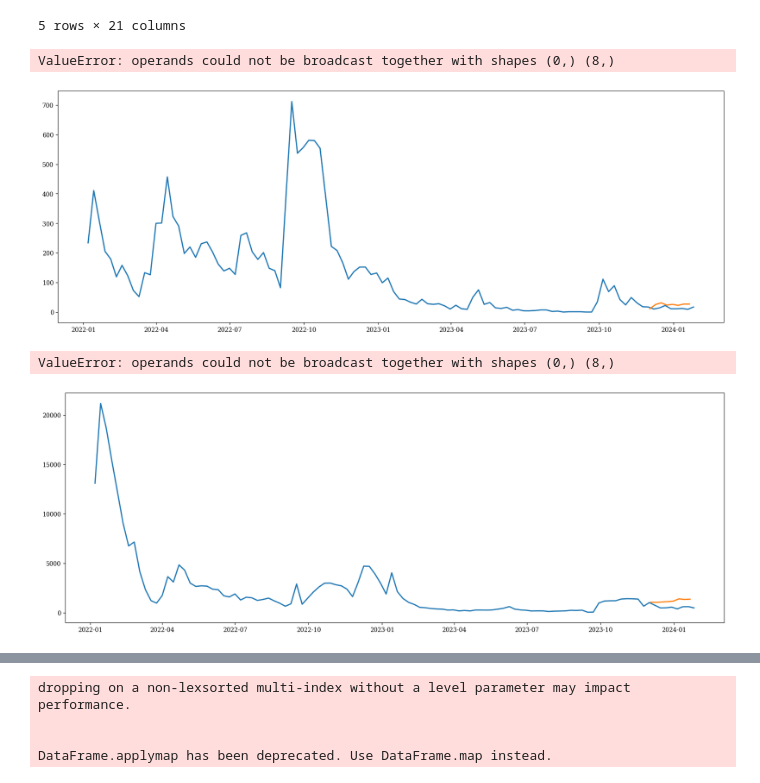
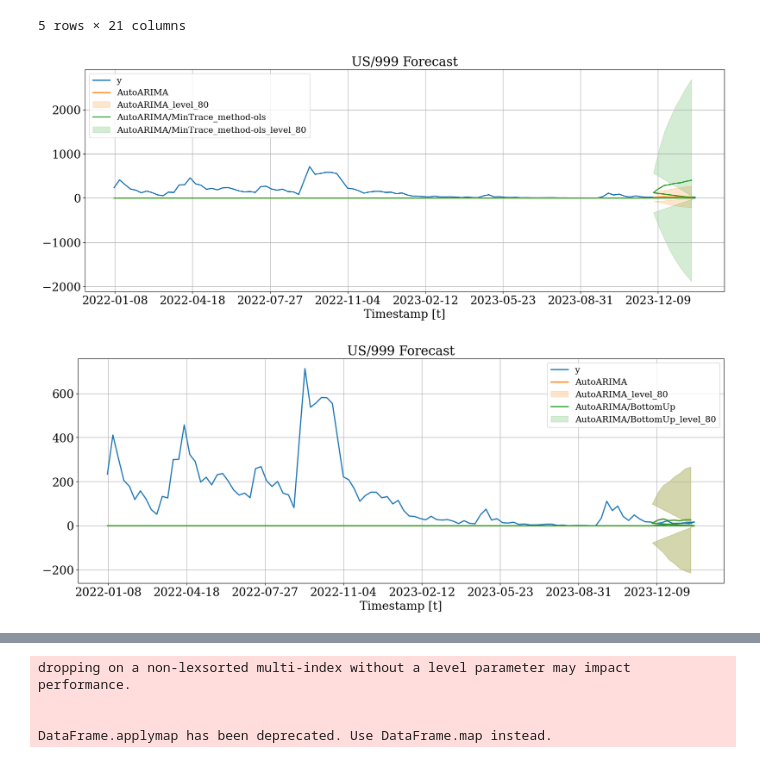
Before and after one commit to iqra-keystone/hierarchicalforecast, a Jupyter notebook: experiments/iqvia_arima.ipynb, the cells around one changed output, grey strips where cells are left out. Saved outputs shown, nothing was run; the diff lists cells and outputs as text; code cells hidden in the pictures.

Commit message:
adding ml forecast

```diff
--- a/experiments/iqvia_arima.ipynb
+++ b/experiments/iqvia_arima.ipynb
@@ -132,6 +132,7 @@ Y_rec_df.head()
 plot_df = pd.concat([Y_df.set_index(['unique_id', 'ds']),
                      Y_rec_df.set_index('ds', append=True)], axis=1)
 plot_df = plot_df.reset_index('ds')
+plot_df = plot_df.fillna(0)
 # %%
 hplot.plot_series(
     series='US/999',
@@ -140,18 +141,13 @@ hplot.plot_series(
     level=[80]
 )
 # %% [output]
-ValueError: operands could not be broadcast together with shapes (0,) (8,)
-[figure, old version]
+[figure, new version]
 # %%
-# Since we are plotting a bottom time series
-# the probabilistic and mean forecasts
-# are the same
 hplot.plot_series(
-    series='US/006',
+    series='US/999',
     Y_df=plot_df,
     models=['y', 'AutoARIMA', 'AutoARIMA/BottomUp'],
     level=[80]
 )
 # %% [output]
-ValueError: operands could not be broadcast together with shapes (0,) (8,)
-[figure, old version]
+[figure, new version]
```
Also changed, not shown: parts of 4 cells of this notebook, 1 other file.
